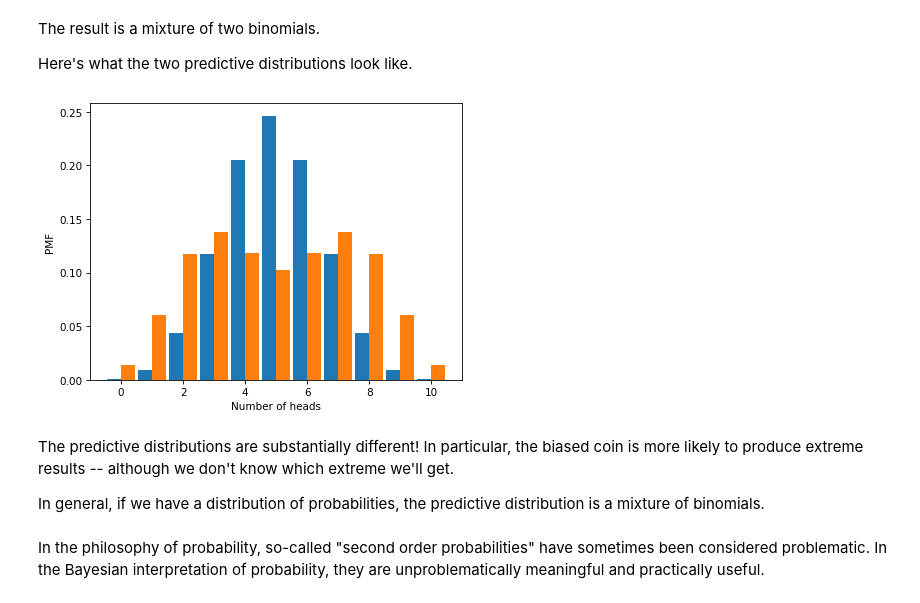
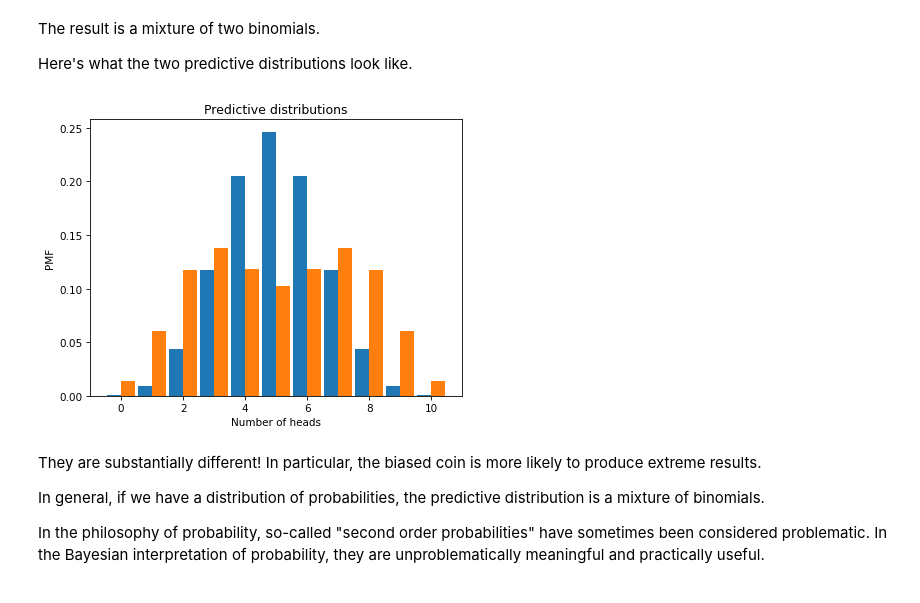
Before and after one commit to pymc-labs/ai_decision_workshop, a Jupyter notebook: soln/03_hierarchical.ipynb, the cells around one changed output. Cells and saved outputs as stored; diff of their text form; code cells hidden in the pictures.

```diff
--- a/soln/03_hierarchical.ipynb
+++ b/soln/03_hierarchical.ipynb
@@ -267,15 +272,16 @@ Here's what the two predictive distributions look like.
 # %%
 width = 0.45
 plt.bar(ks, pmf_fair, label='fair', align="edge", width=-width)
 plt.bar(ks, pmf_biased, label='biased', align="edge", width=width)
 plt.xlabel('Number of heads')
-plt.ylabel('PMF');
+plt.ylabel('PMF')
+plt.title('Predictive distributions');
 # %% [output]
-[figure, old version]
+[figure, new version]
 # %% [markdown]
-The predictive distributions are substantially different! In particular, the biased coin is more likely to produce extreme results -- although we don't know which extreme we'll get.
+They are substantially different! In particular, the biased coin is more likely to produce extreme results.
 
 In general, if we have a distribution of probabilities, the predictive distribution is a mixture of binomials.
+
+In the philosophy of probability, so-called "second order probabilities" have sometimes been considered problematic.
+In the Bayesian interpretation of probability, they are unproblematically meaningful and practically useful.
-# %% [markdown]
-In the philosophy of probability, so-called "second order probabilities" have sometimes been considered problematic.
-In the Bayesian interpretation of probability, they are unproblematically meaningful and practically useful.
```
Also changed, not shown: parts of 15 cells of this notebook, 2 other files.
